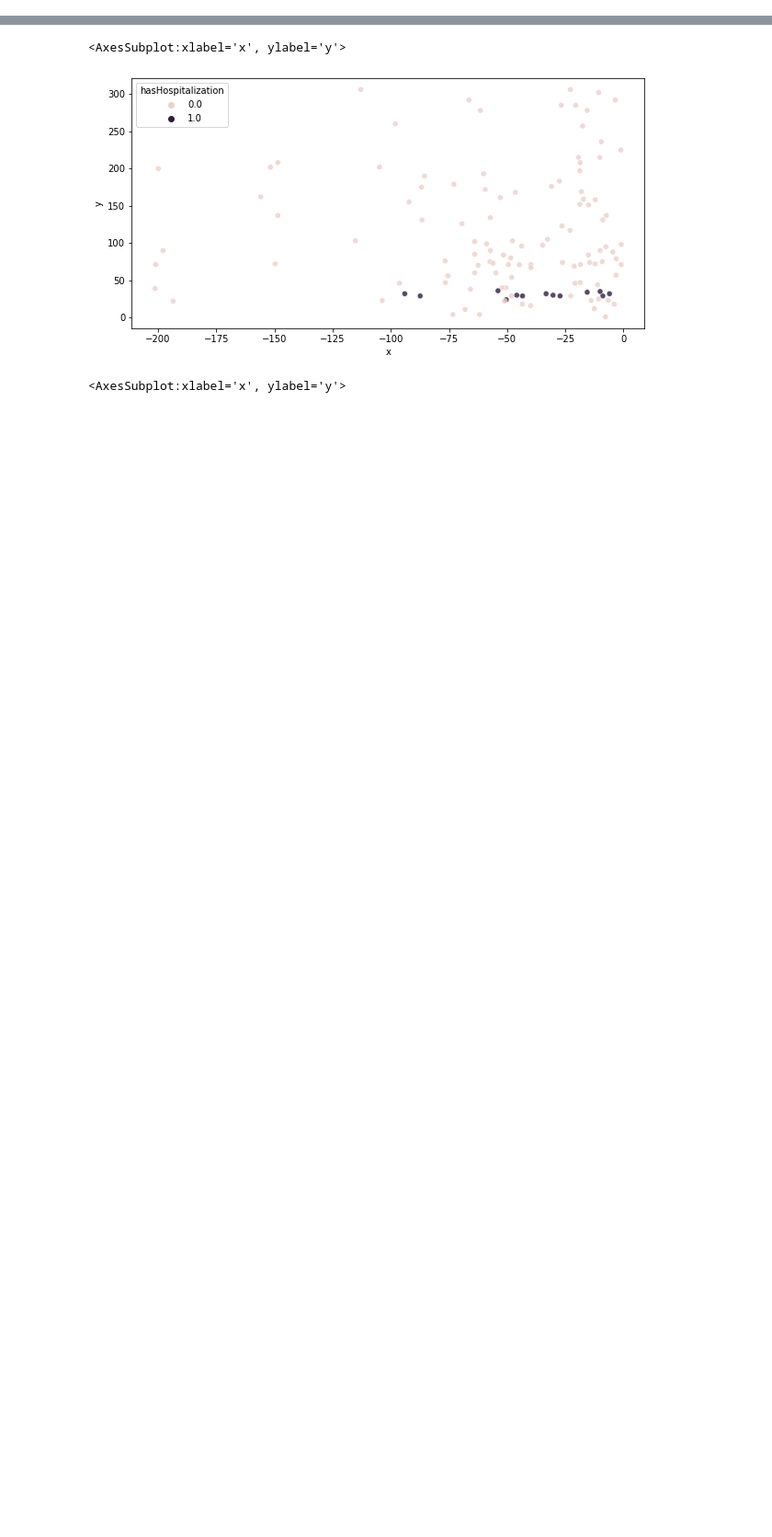
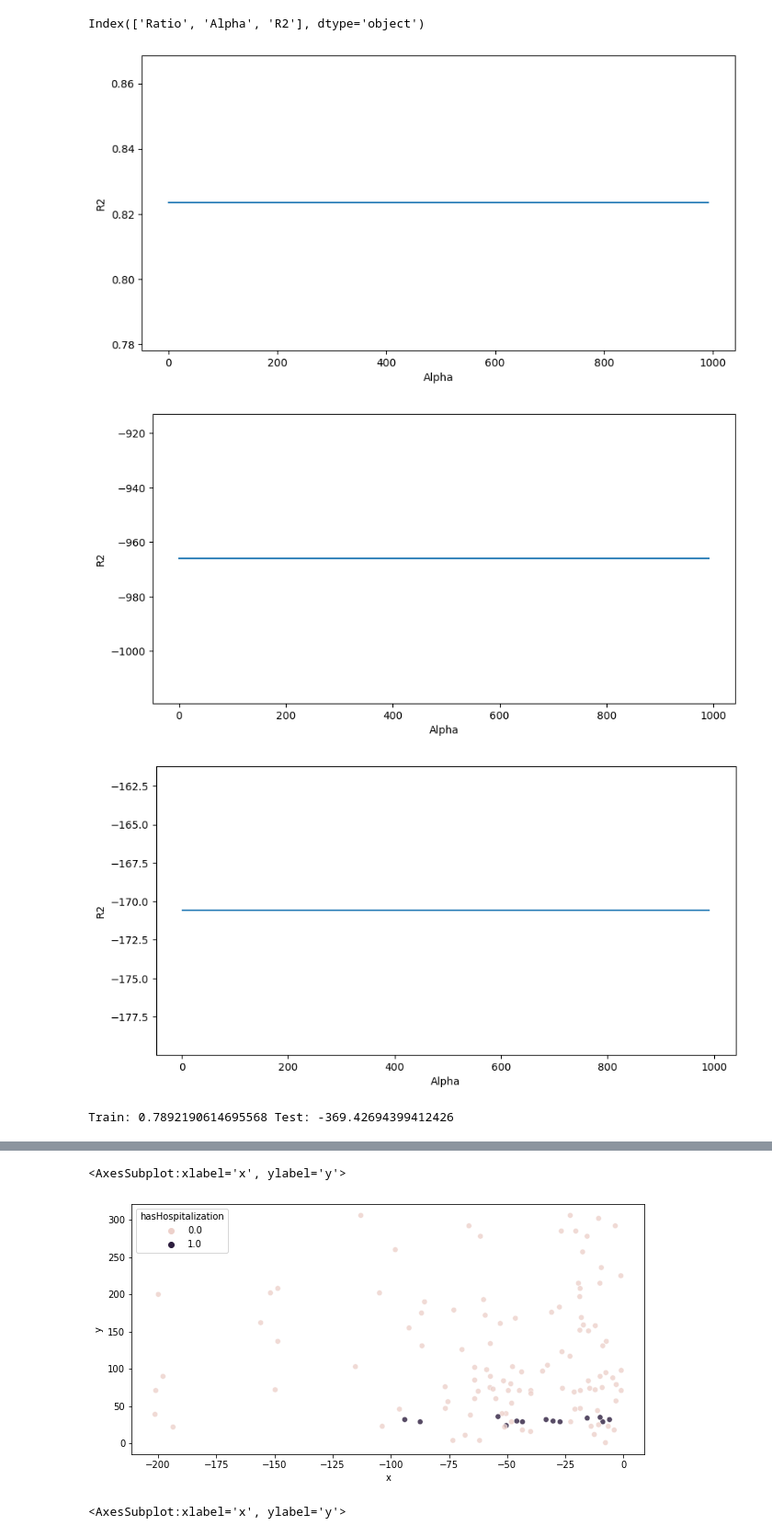
Before and after one commit to BrendanL72/Hospitalization-Risk, a Jupyter notebook: TryingModels.ipynb, the cells around one changed output, grey strips where cells are left out. Shown at 92% size. Cells and saved outputs as stored; diff of their text form; code cells hidden in the pictures; blank space fills up the shorter version.

```diff
--- a/TryingModels.ipynb
+++ b/TryingModels.ipynb
@@ -114,0 +424,2 @@ weighted avg       1.00      1.00      1.00     13982
+# %%
+tryNewModels = True
@@ -114,0 +456,56 @@ weighted avg       1.00      1.00      1.00     13982
+# %%
+if tryNewModels:
+    #Elastic net comparison
+    def calculateScores(conf):
+        precision = conf[1,1]/sum(conf[:,1])
+        recall = conf[1,1]/sum(conf[1])
+        f1Score = 2/(1/precision + 1/recall)
+        return precision, recall, f1Score
+
+    cols = ['Ratio', 'Alpha', 'R2']
+    train_scores = pd.DataFrame(columns=cols)
+    test_scores = pd.DataFrame(columns=cols)
+    comb_scores = pd.DataFrame(columns=cols)
+    test_error = pd.DataFrame(columns=cols)
+    allscores = []
+
+    step = .01
+    for j in tqdm(range(1,1000+1,10)):
+        #rat = step*i
+        rat = 0
+        #model = ElasticNet(l1_ratio=rat, alpha=j)
+        reg_model = Ridge(alpha=j, max_iter=10000)
+        model.fit(d_x_train, d_y_train)
+        #pred_train = model.predict(using_train)
+        pred_test = model.predict(d_x_test)
+        allscores.append(pred_test)
+
+        #train_scores = pd.concat([train_scores, pd.Series(index=cols, data=[i, r2_score(y_train, pred_train)]).to_frame().T], ignore_index=True)
+        #test_scores = pd.concat([test_scores, pd.Series(index=cols, data=[i, r2_score(y_test, pred_test)]).to_frame().T], ignore_index=True)
+        s_train = model.score(d_x_train, d_y_train)
+        s_test = model.score(d_x_test, d_y_test)
+        train_scores = pd.concat([train_scores, pd.Series(index=cols, data=[rat, j, s_train]).to_frame().T], ignore_index=True)
+        test_scores = pd.concat([test_scores, pd.Series(index=cols, data=[rat, j, s_test]).to_frame().T], ignore_index=True)
+        comb_scores = pd.concat([comb_scores, pd.Series(index=cols, data=[rat, j, (s_test*(1-s_train))]).to_frame().T], ignore_index=True)
+# %%
+if tryNewModels:
+    print(train_scores.columns)
+    plt.figure(figsize=(10,5))
+    sns.lineplot(y='R2', x='Alpha', data=train_scores.loc[train_scores['Ratio'] == 0])
+    plt.figure(figsize=(10,5))
+    sns.lineplot(y='R2', x='Alpha', data=test_scores.loc[test_scores['Ratio'] == 0])
+    plt.figure(figsize=(10,5))
+    sns.lineplot(y='R2', x='Alpha', data=comb_scores.loc[comb_scores['Ratio'] == 0])
+# %% [output]
+Index(['Ratio', 'Alpha', 'R2'], dtype='object')
+[figure, added]
+[figure, added]
+[figure, added]
+# %%
+pred_train = model.predict(d_x_train)
+pred_test = model.predict(d_x_test)
+
+#len(pred_test[0])
+print(f'Train: {r2_score(d_y_train, pred_train)} Test: {r2_score(d_y_test, pred_test)}')
+# %% [output]
+Train: 0.7892190614695568 Test: -369.42694399412426
```
Also changed, not shown: parts of 52 cells of this notebook.
